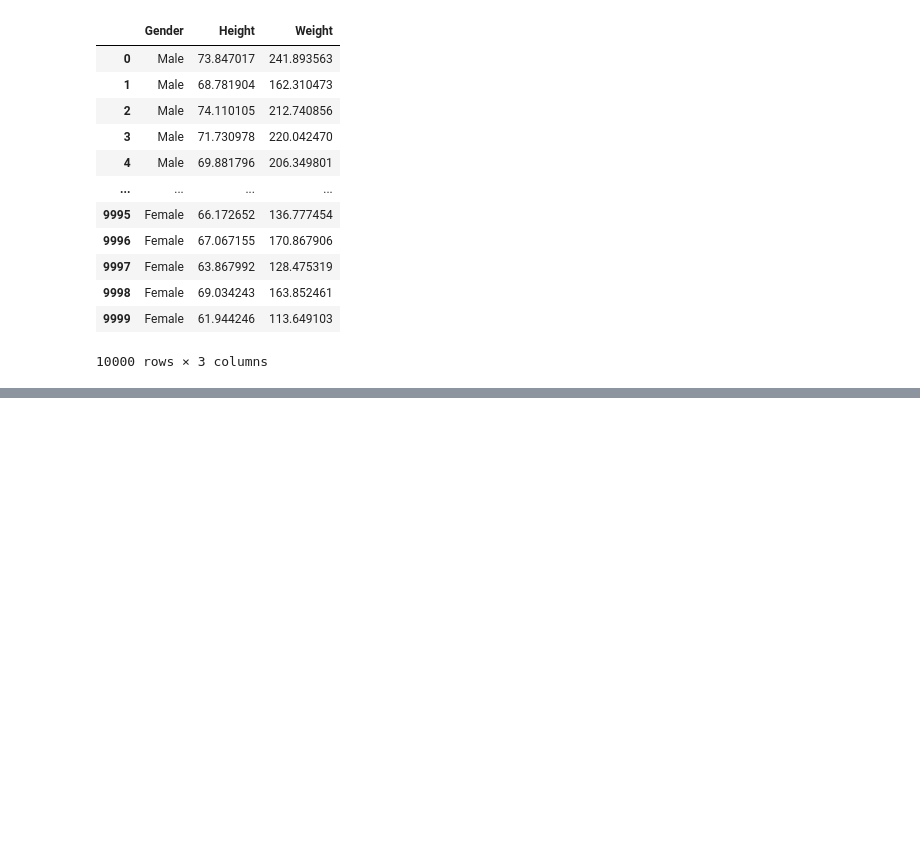
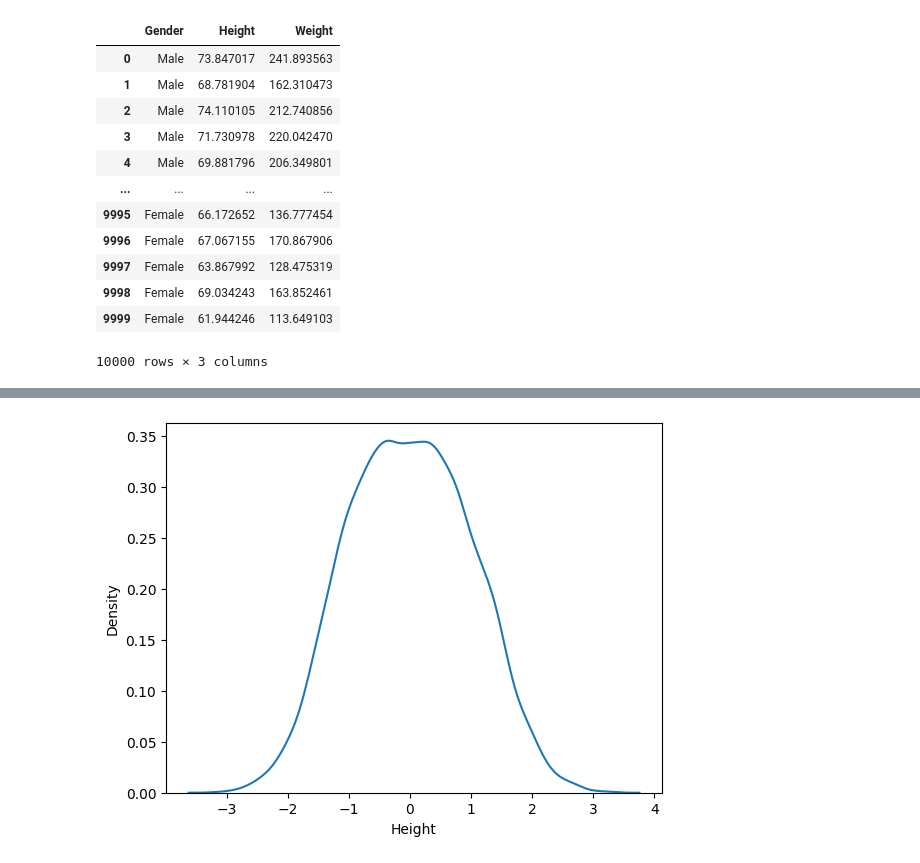
Before and after one commit to AntaraR12/height_weight-analysis, a Jupyter notebook: notebook.ipynb, the cells around one changed output, grey strips where cells are left out. Saved outputs shown, nothing was run; the diff lists cells and outputs as text; code cells hidden in the pictures; blank space fills up the shorter version.

```diff
--- a/notebook.ipynb
+++ b/notebook.ipynb
@@ -29,0 +92,3 @@ df
+# %%
+z_score = (df['Height'] - df['Height'].mean())/df['Height'].std()
+z_score
@@ -29,0 +108,5 @@ df
+# %%
+sns.kdeplot(z_score)
+plt.show()
+# %% [output]
+[figure, added]
```
Also changed, not shown: parts of 25 cells of this notebook.
